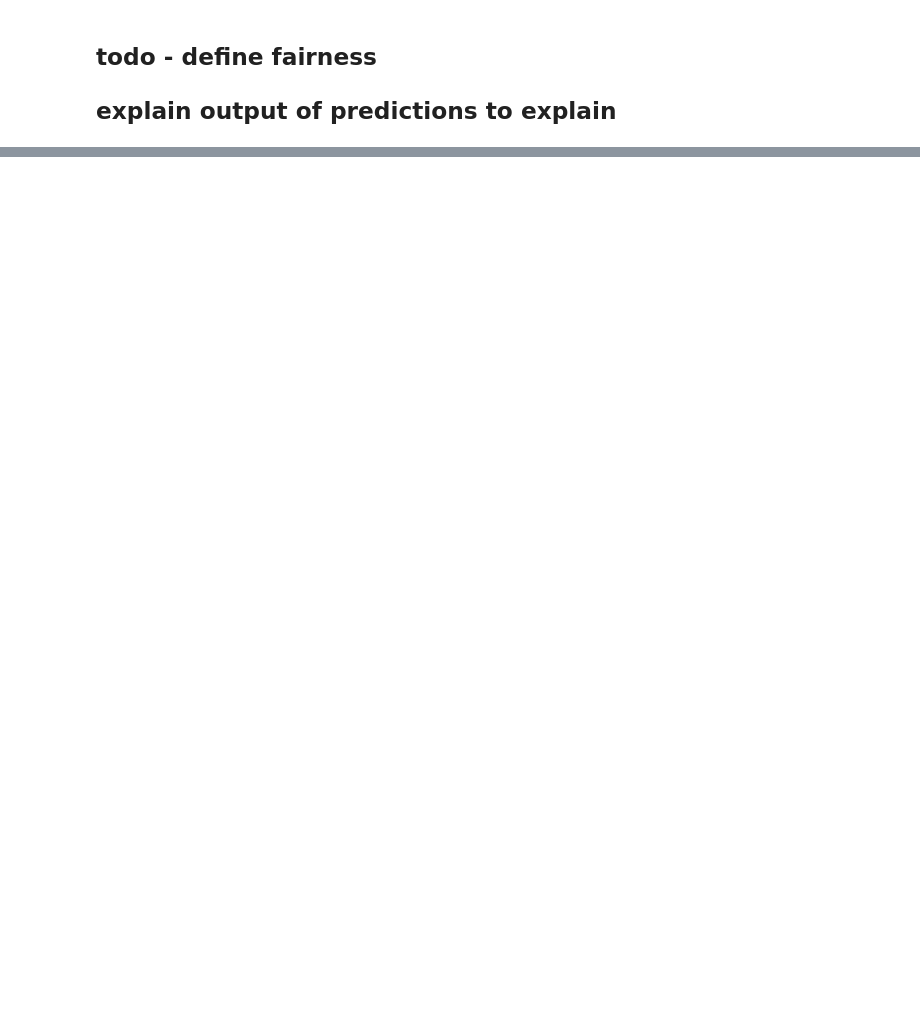
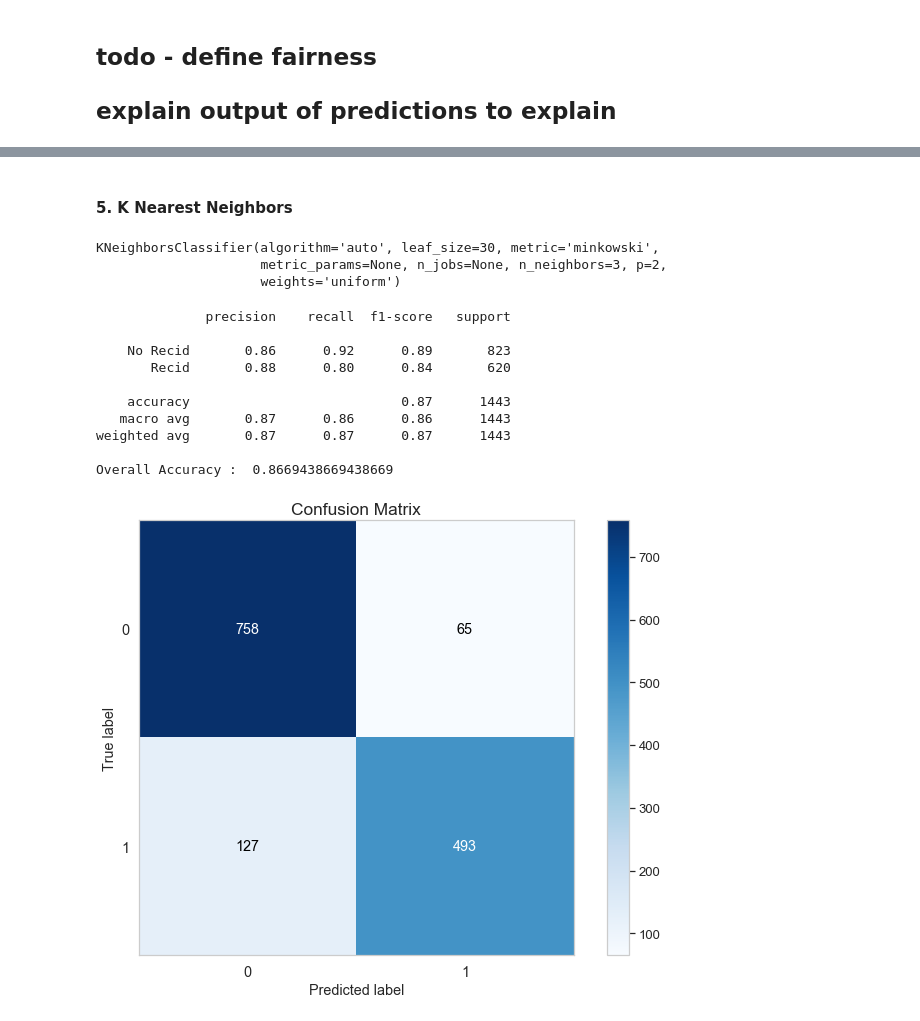
Before and after one commit to irmanfaqrizal/datascience, a Jupyter notebook: secondpart.ipynb, the cells around one changed output, grey strips where cells are left out. Drawn from its saved outputs; the diff is of its cells as text; code cells hidden in the pictures; blank space fills up the shorter version.

Commit message:
added classifiers

```diff
--- a/secondpart.ipynb
+++ b/secondpart.ipynb
@@ -901,0 +890,5 @@ unique counts tensor([340,  62])
+# %%
+# Logistic Regression
+X_train, X_test, y_train, y_test = train_test_split(X, y, test_size=0.2, random_state=RANDOM_SEED)
+log_reg = LogisticRegression()
+log_reg.fit(X_train, y_train)
@@ -901,0 +920,3 @@ unique counts tensor([340,  62])
+# %%
+clfsvm = svm.SVC()
+clfsvm.fit(X_train, y_train)
@@ -901,0 +947,3 @@ unique counts tensor([340,  62])
+# %%
+clf = DecisionTreeClassifier()
+clf.fit(X_train, y_train)
@@ -901,0 +974,26 @@ unique counts tensor([340,  62])
+# %% [markdown]
+<h4>5. K Nearest Neighbors </h4>
+# %%
+neigh = KNeighborsClassifier(n_neighbors=3)
+neigh.fit(X_train, y_train)
+# %% [output]
+KNeighborsClassifier(algorithm='auto', leaf_size=30, metric='minkowski',
+                     metric_params=None, n_jobs=None, n_neighbors=3, p=2,
+                     weights='uniform')
+# %%
+y_pred = neigh.predict(X_test)
+skplt.metrics.plot_confusion_matrix(y_test, y_pred)
+print(classification_report(y_test, y_pred, target_names=classes))
+print("Overall Accuracy : " , str(accuracy_score(y_test, y_pred)))
+# %% [output]
+              precision    recall  f1-score   support
+
+    No Recid       0.86      0.92      0.89       823
+       Recid       0.88      0.80      0.84       620
+
+    accuracy                           0.87      1443
+   macro avg       0.87      0.86      0.86      1443
+weighted avg       0.87      0.87      0.87      1443
+
+Overall Accuracy :  0.8669438669438669
+[figure, added]
```
Also changed, not shown: parts of 23 cells of this notebook, 2 other files.
